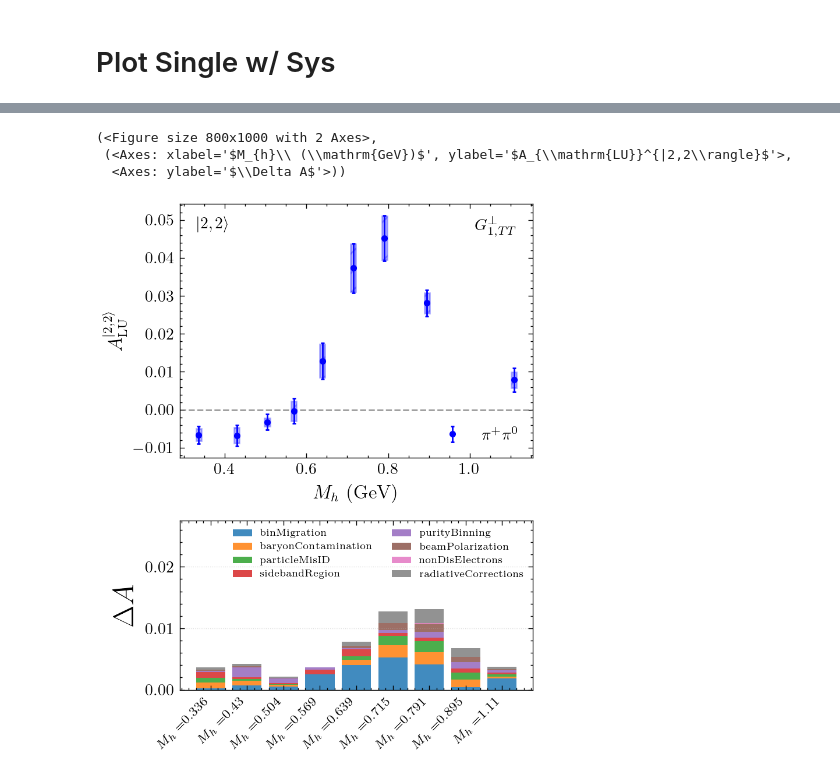
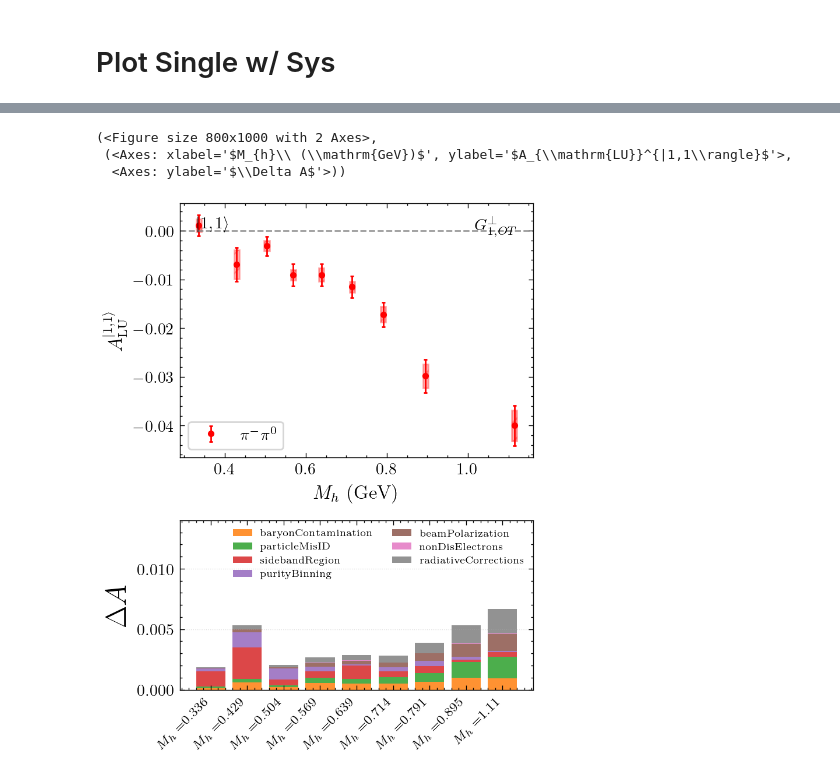
Before and after one commit to Gregtom3/YAPWR, a Jupyter notebook: analysis/playground.ipynb, the cells around one changed output, grey strips where cells are left out. Saved outputs shown, nothing was run; the diff lists cells and outputs as text; code cells hidden in the pictures.

```diff
--- a/analysis/playground.ipynb
+++ b/analysis/playground.ipynb
@@ -35,10 +71,0 @@ asym_plotter.plotSysFig(yamlData=data, L=2, M=2, twist=2, pair="piplus_piminus",
-# %%
-path = "../out/full_v0/asymmetry_results.yaml"
-data = dataloader.loadFromYamlPath(path)
-
-asym_plotter.plotSysFig(yamlData=data, L=2, M=2, twist=2, pair="piplus_pi0", show_sys_band=True)
-# %% [output]
-(<Figure size 800x1000 with 2 Axes>,
- (<Axes: xlabel='$M_{h}\\ (\\mathrm{GeV})$', ylabel='$A_{\\mathrm{LU}}^{|2,2\\rangle}$'>,
-  <Axes: ylabel='$\\Delta A$'>))
-[figure, removed]
@@ -50,0 +72,10 @@ plt.show()
+# %%
+path = "../out/full_v0/asymmetry_results.yaml"
+data = dataloader.loadFromYamlPath(path)
+
+asym_plotter.plotSysFig(yamlData=data, L=1, M=1, twist=2, pair="piminus_pi0", show_sys_band=True, bin_var='Mh')
+# %% [output]
+(<Figure size 800x1000 with 2 Axes>,
+ (<Axes: xlabel='$M_{h}\\ (\\mathrm{GeV})$', ylabel='$A_{\\mathrm{LU}}^{|1,1\\rangle}$'>,
+  <Axes: ylabel='$\\Delta A$'>))
+[figure, added]
```
Also changed, not shown: parts of 15 cells of this notebook.
